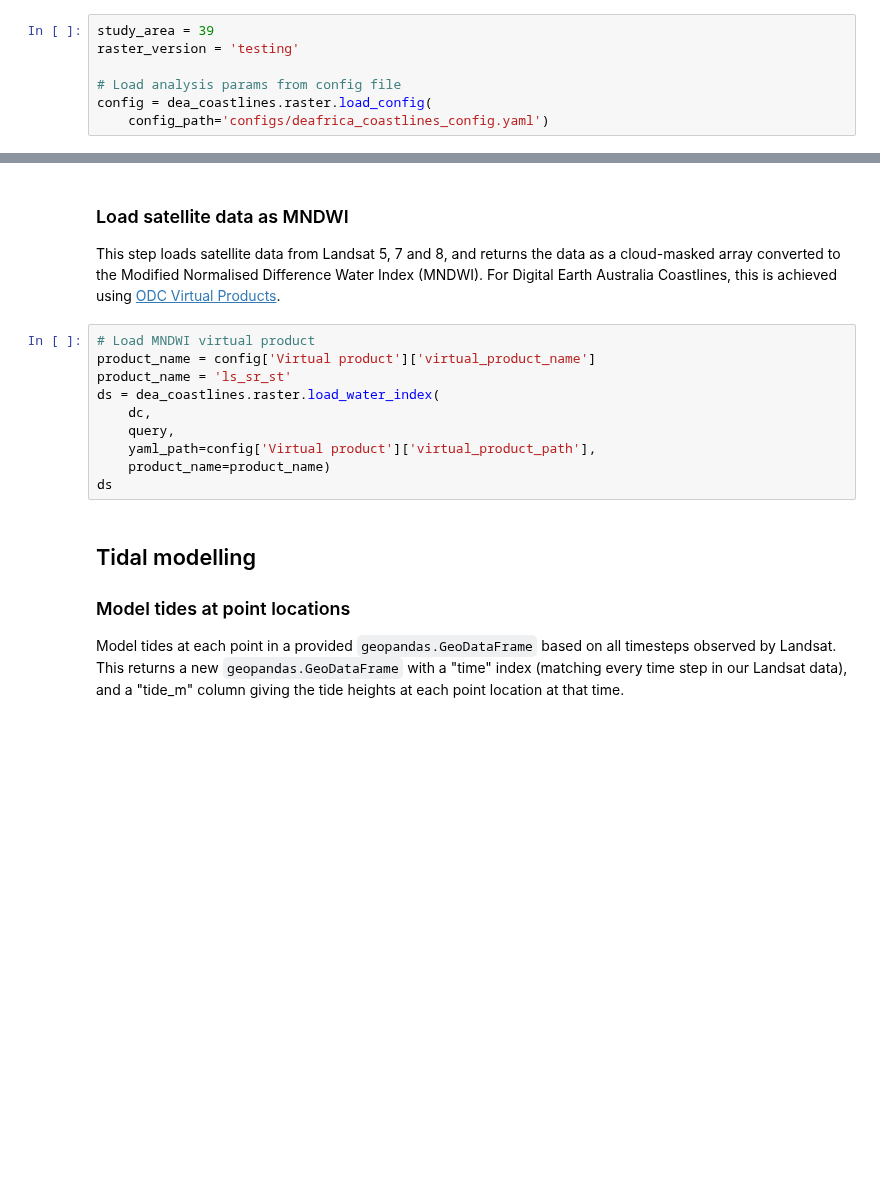
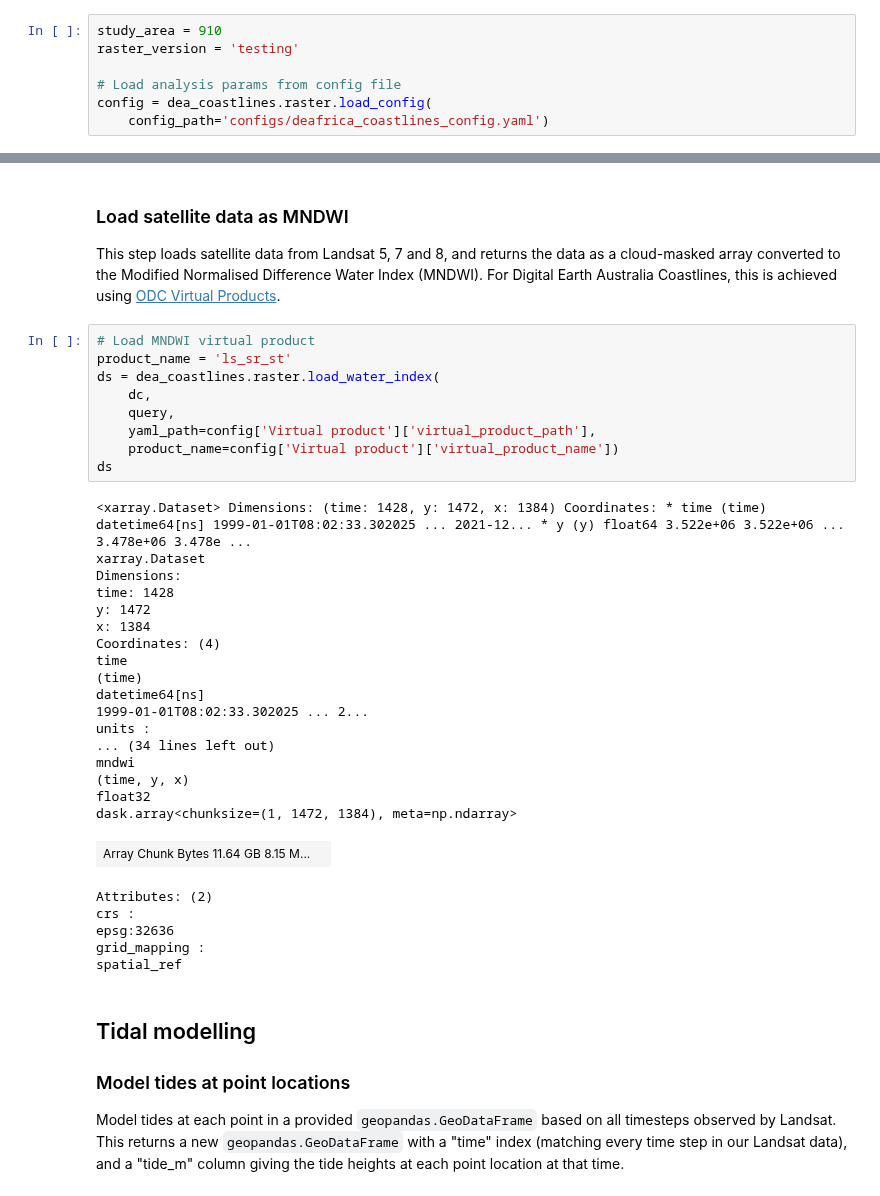
Before and after one commit to GeoscienceAustralia/dea-coastlines, a Jupyter notebook: notebooks/DEAfricaCoastlines_generation_raster.ipynb, the cells around one changed output, grey strips where cells are left out. Drawn from its saved outputs; the diff is of its cells as text; blank space fills up the shorter version.

```diff
--- a/notebooks/DEAfricaCoastlines_generation_raster.ipynb
+++ b/notebooks/DEAfricaCoastlines_generation_raster.ipynb
@@ -57,7 +57,7 @@ client = create_local_dask_cluster(return_client=True)
 # %% [markdown]
 ### Set analysis parameters
 # %%
-study_area = 39
+study_area = 910
 raster_version = 'testing'
 
 # Load analysis params from config file
@@ -97,14 +97,37 @@ This step loads satellite data from Landsat 5, 7 and 8, and returns the data as
 For Digital Earth Australia Coastlines, this is achieved using [ODC Virtual Products](https://docs.dea.ga.gov.au/notebooks/Frequently_used_code/Virtual_products.html).
 # %%
 # Load MNDWI virtual product
-product_name = config['Virtual product']['virtual_product_name']
 product_name = 'ls_sr_st'
 ds = dea_coastlines.raster.load_water_index(
     dc,
     query,
     yaml_path=config['Virtual product']['virtual_product_path'],
-    product_name=product_name)
+    product_name=config['Virtual product']['virtual_product_name'])
 ds
+# %% [output]
+<xarray.Dataset> Dimensions: (time: 1428, y: 1472, x: 1384) Coordinates: * time (time) datetime64[ns] 1999-01-01T08:02:33.302025 ... 2021-12... * y (y) float64 3.522e+06 3.522e+06 ... 3.478e+06 3.478e ...
+xarray.Dataset
+Dimensions:
+time: 1428
+y: 1472
+x: 1384
+Coordinates: (4)
+time
+(time)
+datetime64[ns]
+1999-01-01T08:02:33.302025 ... 2...
+units :
+... (34 lines left out)
+mndwi
+(time, y, x)
+float32
+dask.array<chunksize=(1, 1472, 1384), meta=np.ndarray>
+| Array Chunk Bytes 11.64 GB 8.15 M... |  |
+Attributes: (2)
+crs :
+epsg:32636
+grid_mapping :
+spatial_ref
 # %% [markdown]
 ## Tidal modelling
 ### Model tides at point locations
```
Also changed, not shown: parts of 7 cells of this notebook, 6 other files.
